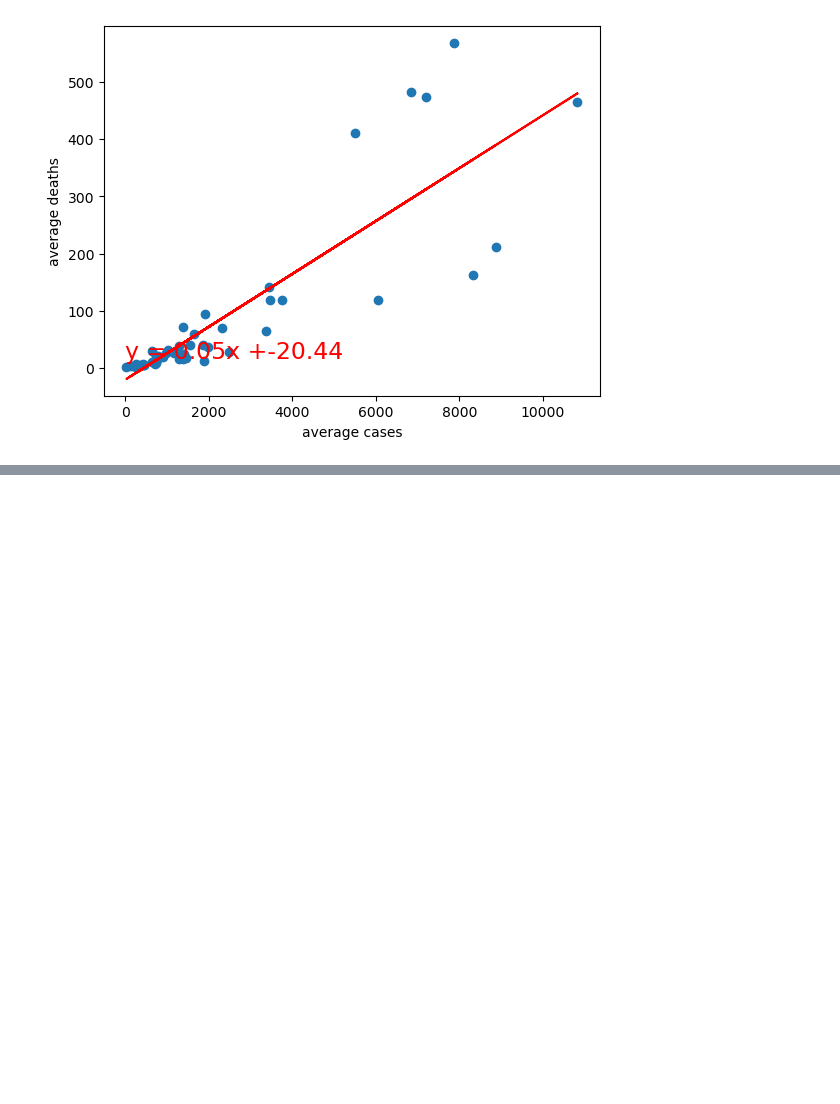
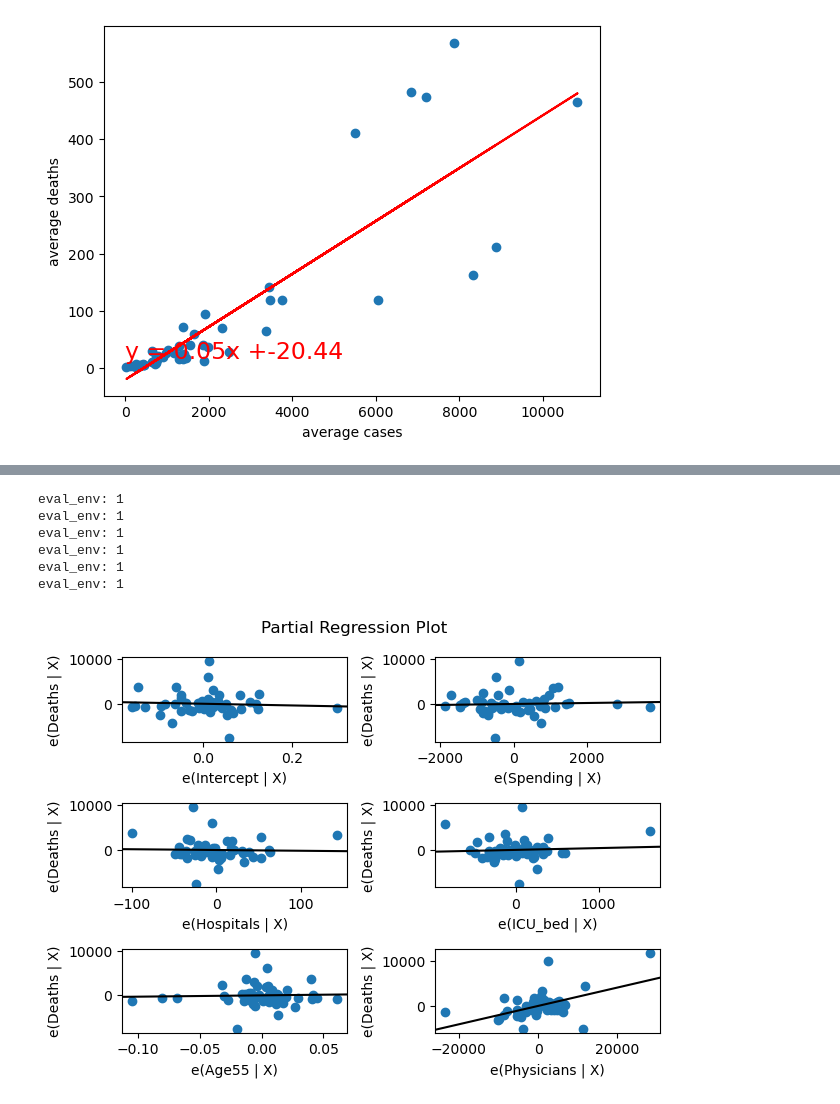
Before and after one commit to mpparra12/Project1, a Jupyter notebook: Covid19.ipynb, the cells around one changed output, grey strips where cells are left out. Drawn from its saved outputs; the diff is of its cells as text; code cells hidden in the pictures; blank space fills up the shorter version.

```diff
--- a/Covid19.ipynb
+++ b/Covid19.ipynb
@@ -273,0 +309,5 @@ To further understand what happended during the peak of covid19 in 2020 I also r
+# %%
+reg1 = 'Deaths~Spending+Hospitals+ICU_bed+Age55+Physicians'
+
+reg1_output = smf.ols(reg1,df).fit()
+print(reg1_output.summary())
@@ -273,0 +332,11 @@ To further understand what happended during the peak of covid19 in 2020 I also r
+# %%
+fig1 = sm.graphics.plot_partregress_grid(reg1_output)
+fig1.tight_layout(pad=1.0)
+# %% [output]
+eval_env: 1
+eval_env: 1
+eval_env: 1
+eval_env: 1
+eval_env: 1
+eval_env: 1
+[figure, added]
```
Also changed, not shown: parts of 10 cells of this notebook.
